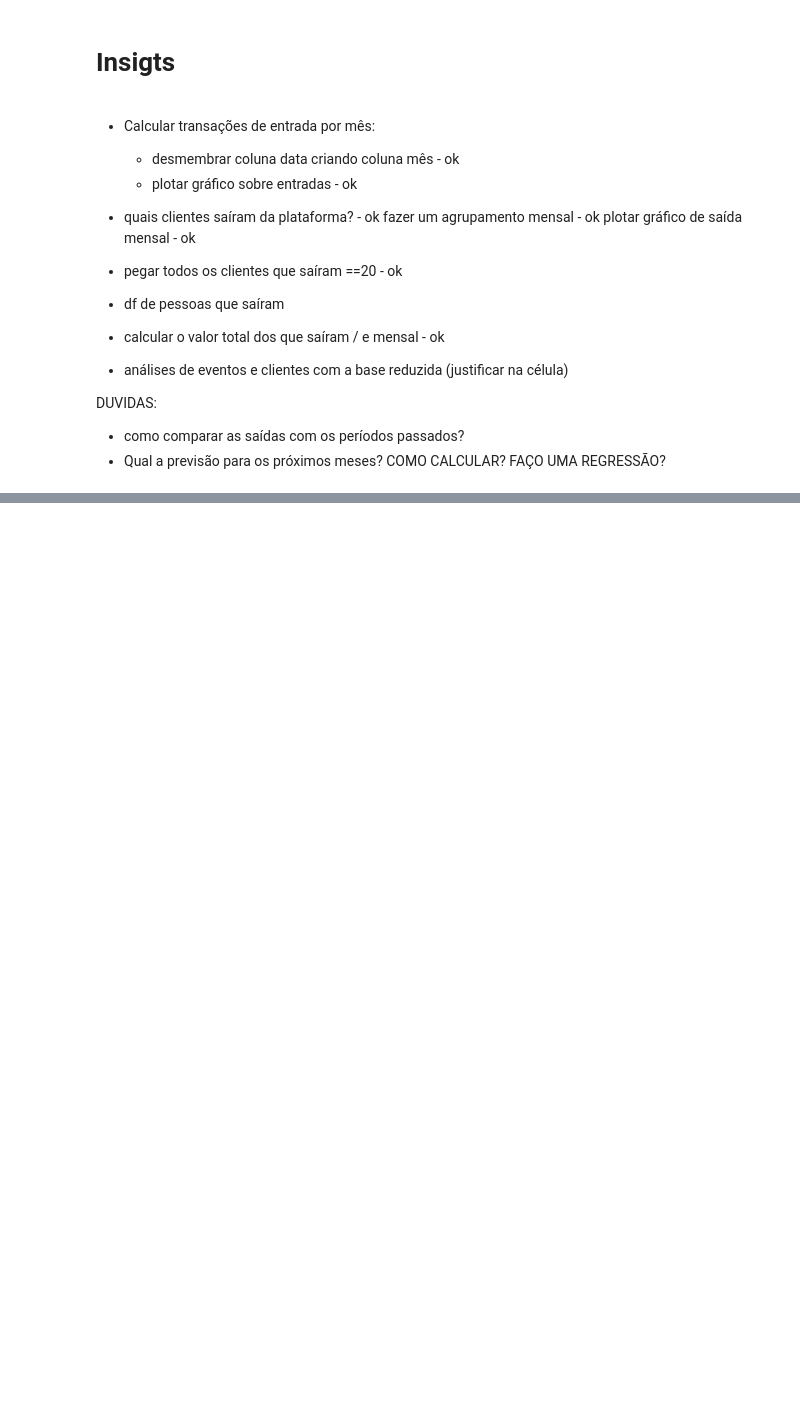
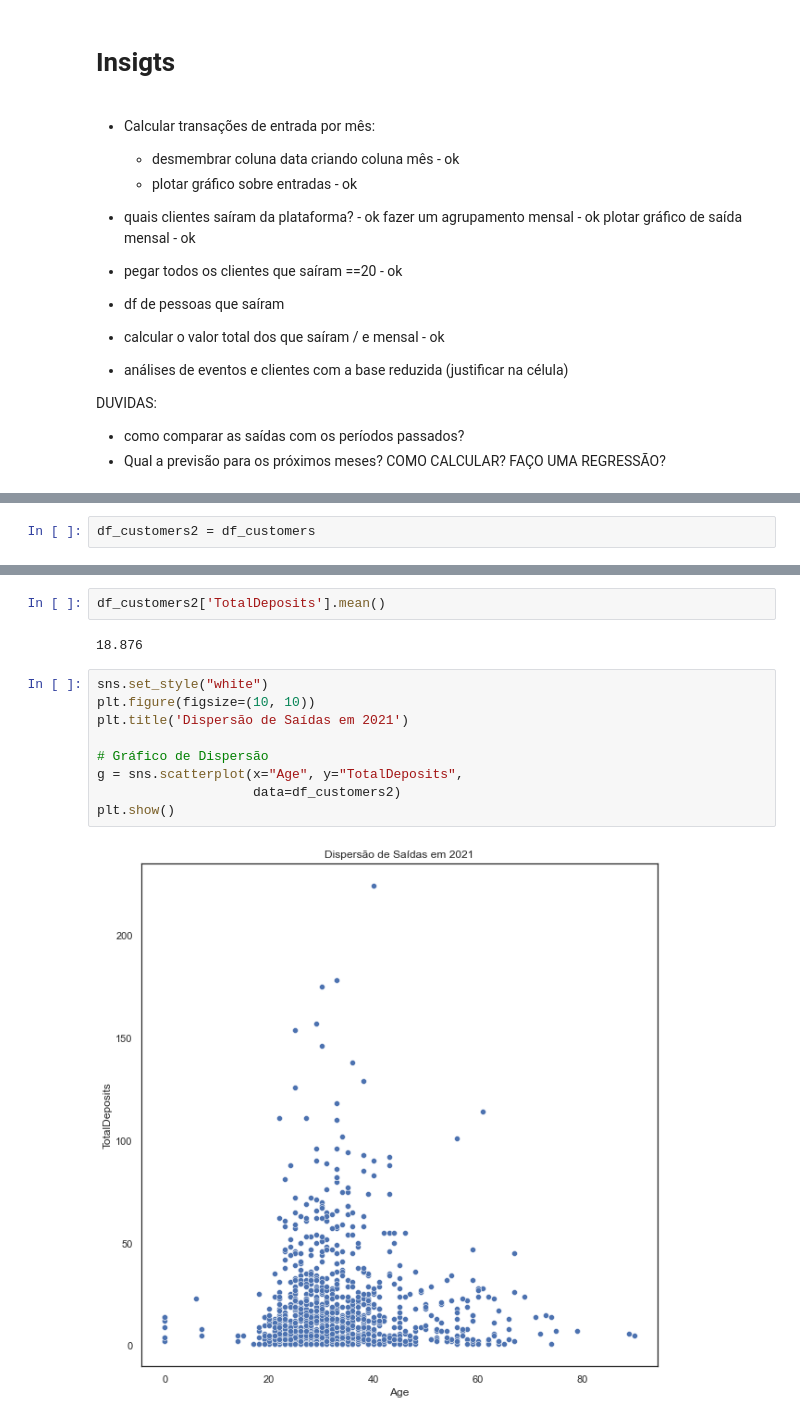
Before and after one commit to allanacardoso/warren, a Jupyter notebook: data/Análise_warren.ipynb, the cells around one changed output, grey strips where cells are left out. Saved outputs shown, nothing was run; the diff lists cells and outputs as text; blank space fills up the shorter version.

```diff
--- a/data/Análise_warren.ipynb
+++ b/data/Análise_warren.ipynb
@@ -836,0 +627,2 @@ DUVIDAS:
+# %%
+df_customers2 = df_customers
@@ -836,0 +640,15 @@ DUVIDAS:
+# %%
+df_customers2['TotalDeposits'].mean()
+# %% [output]
+18.876
+# %%
+sns.set_style("white")
+plt.figure(figsize=(10, 10))
+plt.title('Dispersão de Saídas em 2021')
+
+# Gráfico de Dispersão
+g = sns.scatterplot(x="Age", y="TotalDeposits",
+                    data=df_customers2)
+plt.show()
+# %% [output]
+[figure, added]
```
Also changed, not shown: parts of 62 cells of this notebook.
